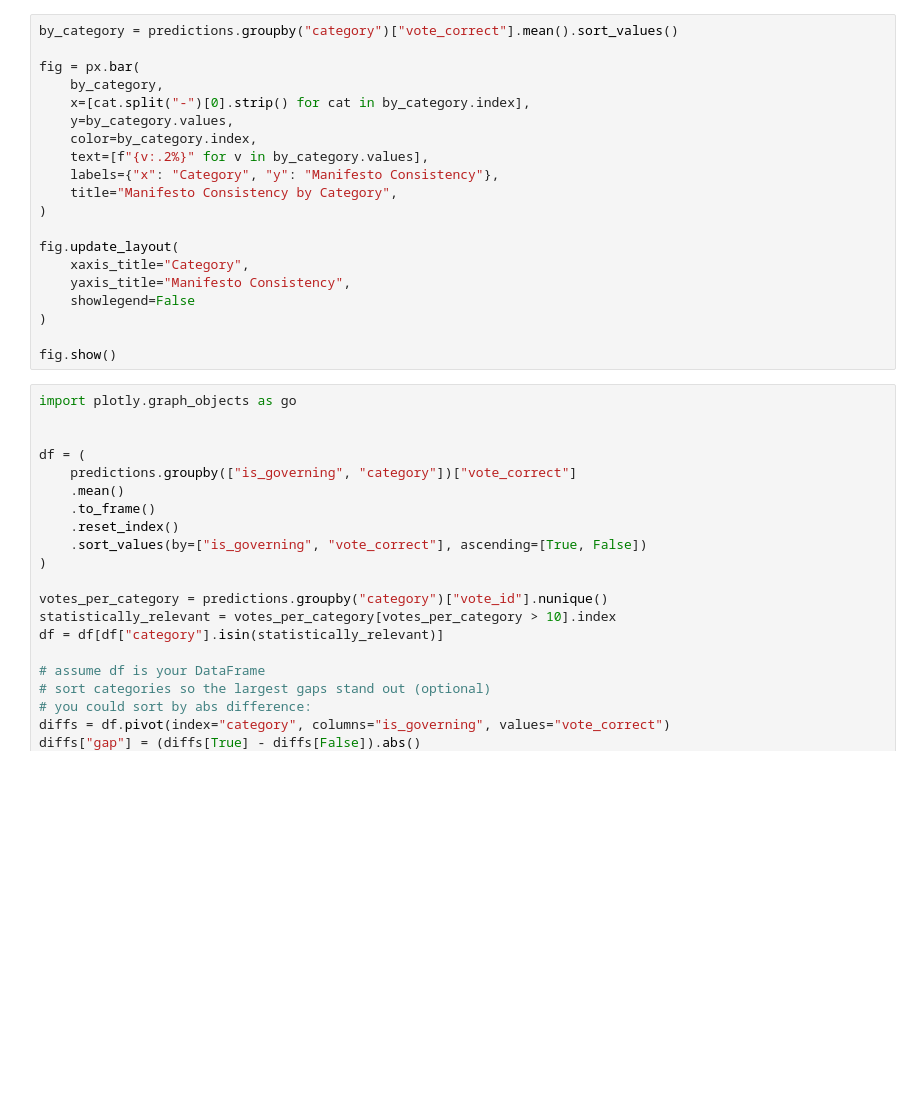
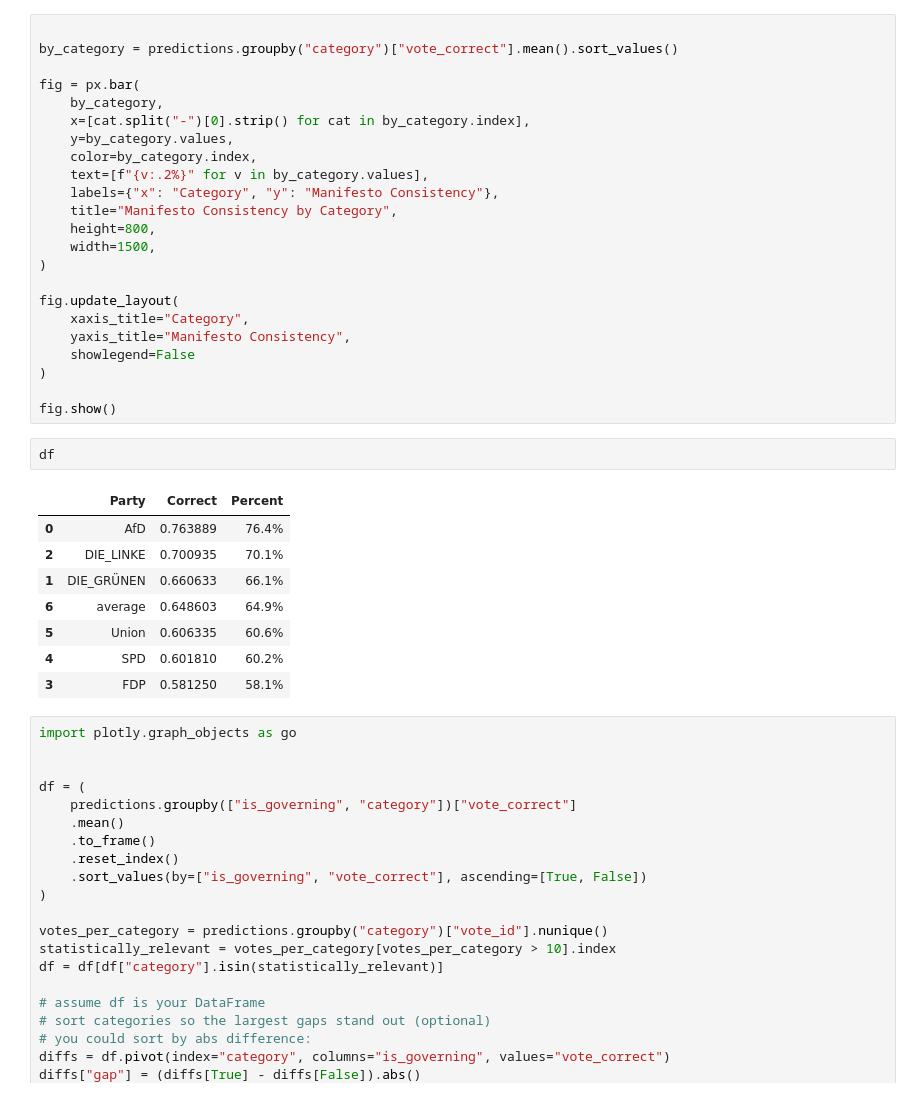
Before and after one commit to jhKessler/quantifying-political-consistency, a Jupyter notebook: plots.ipynb, the cells around one changed output. Cells and saved outputs as stored; diff of their text form; blank space fills up the shorter version.

```diff
--- a/plots.ipynb
+++ b/plots.ipynb
@@ -135,6 +186,7 @@ fig.update_layout(
 
 fig.show()
 # %%
+
 by_category = predictions.groupby("category")["vote_correct"].mean().sort_values()
 
 fig = px.bar(
@@ -145,6 +197,8 @@ fig = px.bar(
     text=[f"{v:.2%}" for v in by_category.values],
     labels={"x": "Category", "y": "Manifesto Consistency"},
     title="Manifesto Consistency by Category",
+    height=800,
+    width=1500,
 )
 
 fig.update_layout(
@@ -154,6 +208,17 @@ fig.update_layout(
 )
 
 fig.show()
+# %%
+df
+# %% [output]
+|  | Party | Correct | Percent |
+| 0 | AfD | 0.763889 | 76.4% |
+| 2 | DIE_LINKE | 0.700935 | 70.1% |
+| 1 | DIE_GRÜNEN | 0.660633 | 66.1% |
+| 6 | average | 0.648603 | 64.9% |
+| 5 | Union | 0.606335 | 60.6% |
+| 4 | SPD | 0.601810 | 60.2% |
+| 3 | FDP | 0.581250 | 58.1% |
 # %%
 import plotly.graph_objects as go
 
```
Also changed, not shown: parts of 8 cells of this notebook, 20 other files.
